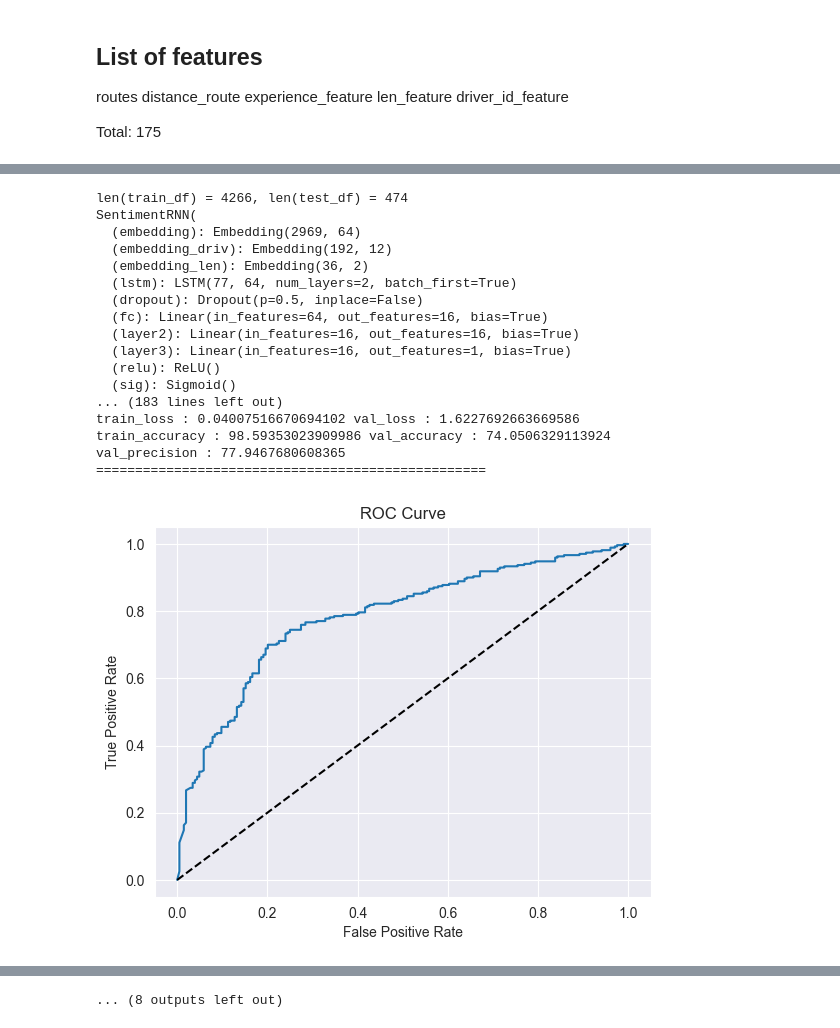
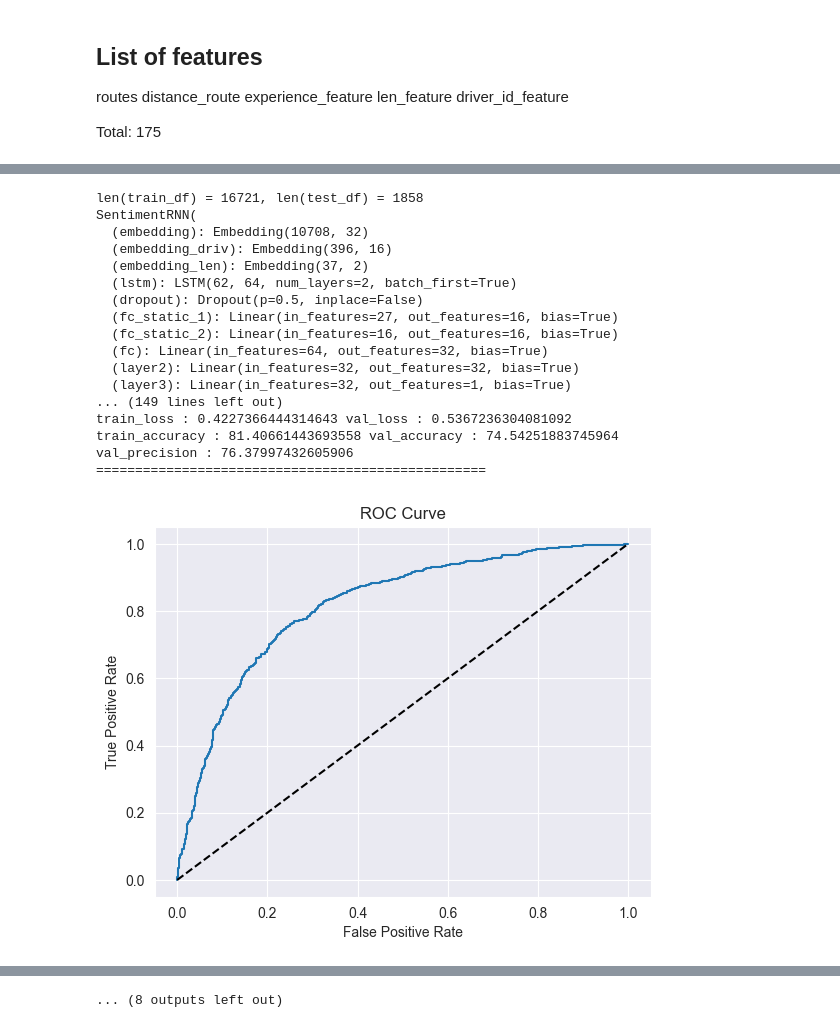
Before and after one commit to anna1904/RouteClassification, a Jupyter notebook: classification_3.ipynb, the cells around one changed output, grey strips where cells are left out. Cells and saved outputs as stored; diff of their text form; code cells hidden in the pictures.

```diff
--- a/classification_3.ipynb
+++ b/classification_3.ipynb
@@ -607,3 +648,14 @@ final_routes
 max([len(i) for i in final_routes['routes']])
 # %% [output]
 36
+# %%
+def determine_country(lat, lng):
+    if 57.5 <= lat <= 71.2 and 4.0 <= lng <= 31.0:
+        return 0  # Norway
+    elif 54.5 <= lat <= 57.8 and 8.0 <= lng <= 15.0:
+        return 1  # Denmark
+    else:
+        return 1
+final_routes['country_flag'] = final_routes.apply(lambda row: determine_country(row['current_lat'][0], row['current_lng'][0]), axis=1)
+
+final_routes.groupby(['country_flag', 'label']).size().reset_index(name='count')
@@ -662,7 +720,19 @@ Total number of drivers 395
 # %%
+final_routes['day_of_week_encoded'] = pd.Categorical(final_routes['day_of_week']).codes+1
+
+def encode_day_of_week(row):
+    a = np.zeros((36, 7), dtype=int)
+    route_len = row['len']
+    day_encoded = row['day_of_week_encoded']
+    for i in range(36 - route_len, len(a)):
+        a[i][day_encoded-1] = 1
+    return a
+
 final_routes['experience_feature'] = final_routes.apply(lambda x: x['len'] * [x['last_two_weeks_count']], axis = 1)
 final_routes['len_feature'] = final_routes.apply(lambda x: x['len'] * [x['len']], axis = 1)
 final_routes['driver_id_feature'] = final_routes.apply(lambda x: x['len'] * [x['driver_id_sorted']], axis = 1)
+final_routes['country_flag'] = final_routes.apply(lambda x: x['len'] * [x['country_flag']], axis = 1)
+final_routes['day_of_week_feature'] = final_routes.apply(encode_day_of_week, axis = 1)
 
 final_routes
 
@@ -911,11 +1312,11 @@ class SentimentRNN(nn.Module):
 # %%
 def get_model():
     no_layers = 2
-    vocab_size = 2969 #extra 1 for padding
-    vocab_size_driv = 192
-    vocab_size_len = 36 #extra 1 for padding
-    embedding_dim = 64 #was 64
-    embedding_dim_driv = 12 #was 64
+    vocab_size = 10708 #extra 1 for padding
+    vocab_size_driv = 396
+    vocab_size_len = 37 #extra 1 for padding
+    embedding_dim = 32 #was 64
+    embedding_dim_driv = 16 #was 64
     embedding_dim_len = 2 #was 64
     output_dim = 1
     hidden_dim = 64 #was 64
@@ -944,7 +1345,7 @@ def get_precision(pred, label):
 # %%
 def train_model(data, model, epochs = 20):
     train_loader, valid_loader = data
-    lr=0.0005
+    lr=0.0001
 
     criterion = nn.BCELoss()
 
@@ -1101,7 +1502,7 @@ kf = StratifiedKFold(n_splits=10, shuffle=True, random_state=seed_value)
 
 stats = []
 
-FEATURE_COLUMNS = ['routes', 'driver_id_feature','experience_feature', 'len_feature']
+FEATURE_COLUMNS = ['routes', 'driver_id_feature','experience_feature', 'len_feature', 'day_of_week_feature', 'country_flag', 'location_is_depot', 'location_type_id', 'distance_route']
 
 
 class DataFrameDataset(Dataset):
@@ -1127,7 +1528,7 @@ def get_data_loaders(train_df, test_df):
     valid_data = DataFrameDataset(test_df)
 
     # dataloaders
-    batch_size = 64
+    batch_size = 32
 
     # make sure to SHUFFLE your data
     train_loader = DataLoader(train_data, shuffle=True, batch_size=batch_size, generator=g, worker_init_fn=seed_worker)
@@ -1145,6 +1546,6 @@ for train_index, test_index in kf.split(shuffled_df, shuffled_df['label']):
     model = get_model()
     model.train()
 
-    train_model((train_loader, valid_loader), model, epochs=30)
+    train_model((train_loader, valid_loader), model, epochs=23)
     stats.append(get_stats(model, valid_loader))
 # %% [output]
@@ -1187,18 +1588,18 @@ val_precision : 73.15436241610739
-len(train_df) = 4266, len(test_df) = 474
+len(train_df) = 16721, len(test_df) = 1858
 SentimentRNN(
-  (embedding): Embedding(2969, 64)
-  (embedding_driv): Embedding(192, 12)
-  (embedding_len): Embedding(36, 2)
-  (lstm): LSTM(77, 64, num_layers=2, batch_first=True)
+  (embedding): Embedding(10708, 32)
+  (embedding_driv): Embedding(396, 16)
+  (embedding_len): Embedding(37, 2)
+  (lstm): LSTM(62, 64, num_layers=2, batch_first=True)
   (dropout): Dropout(p=0.5, inplace=False)
-  (fc): Linear(in_features=64, out_features=16, bias=True)
-  (layer2): Linear(in_features=16, out_features=16, bias=True)
-  (layer3): Linear(in_features=16, out_features=1, bias=True)
-  (relu): ReLU()
-  (sig): Sigmoid()
-... (183 lines left out)
-train_loss : 0.04007516670694102 val_loss : 1.6227692663669586
-train_accuracy : 98.59353023909986 val_accuracy : 74.0506329113924
-val_precision : 77.9467680608365
+  (fc_static_1): Linear(in_features=27, out_features=16, bias=True)
+  (fc_static_2): Linear(in_features=16, out_features=16, bias=True)
+  (fc): Linear(in_features=64, out_features=32, bias=True)
+  (layer2): Linear(in_features=32, out_features=32, bias=True)
+  (layer3): Linear(in_features=32, out_features=1, bias=True)
+... (149 lines left out)
+train_loss : 0.4227366444314643 val_loss : 0.5367236304081092
+train_accuracy : 81.40661443693558 val_accuracy : 74.54251883745964
+val_precision : 76.37997432605906
 ==================================================
-[figure, old version]
+[figure, new version]
```
Also changed, not shown: parts of 24 cells of this notebook, 1 other file.
